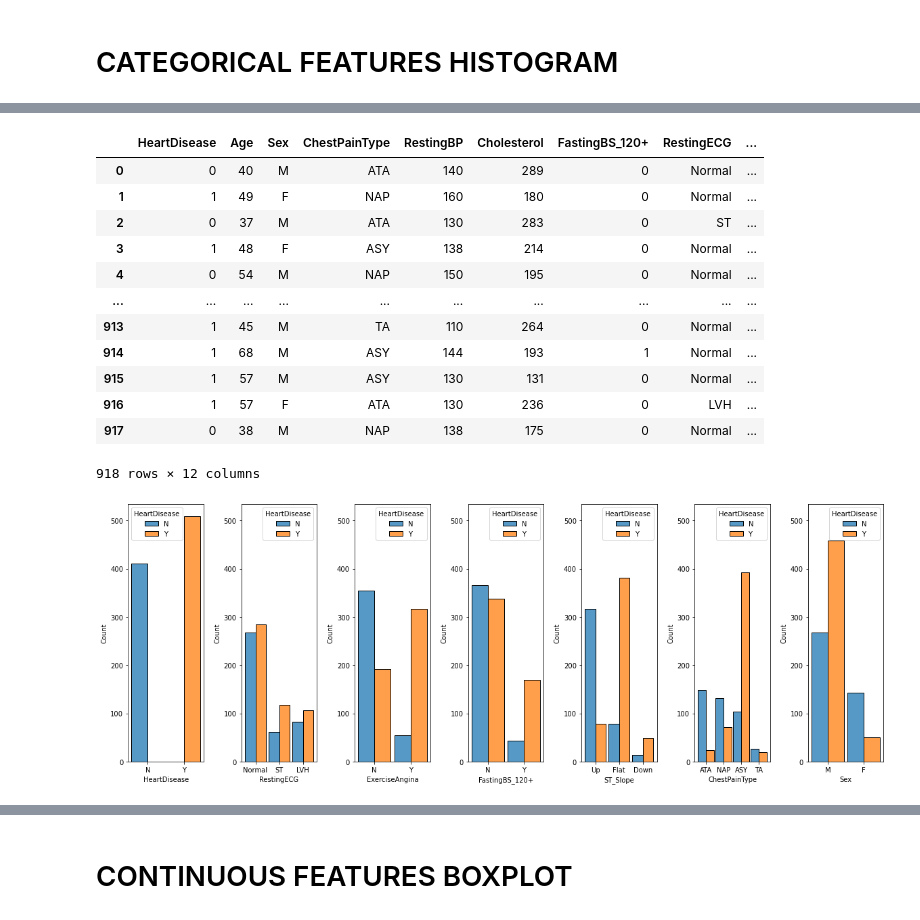
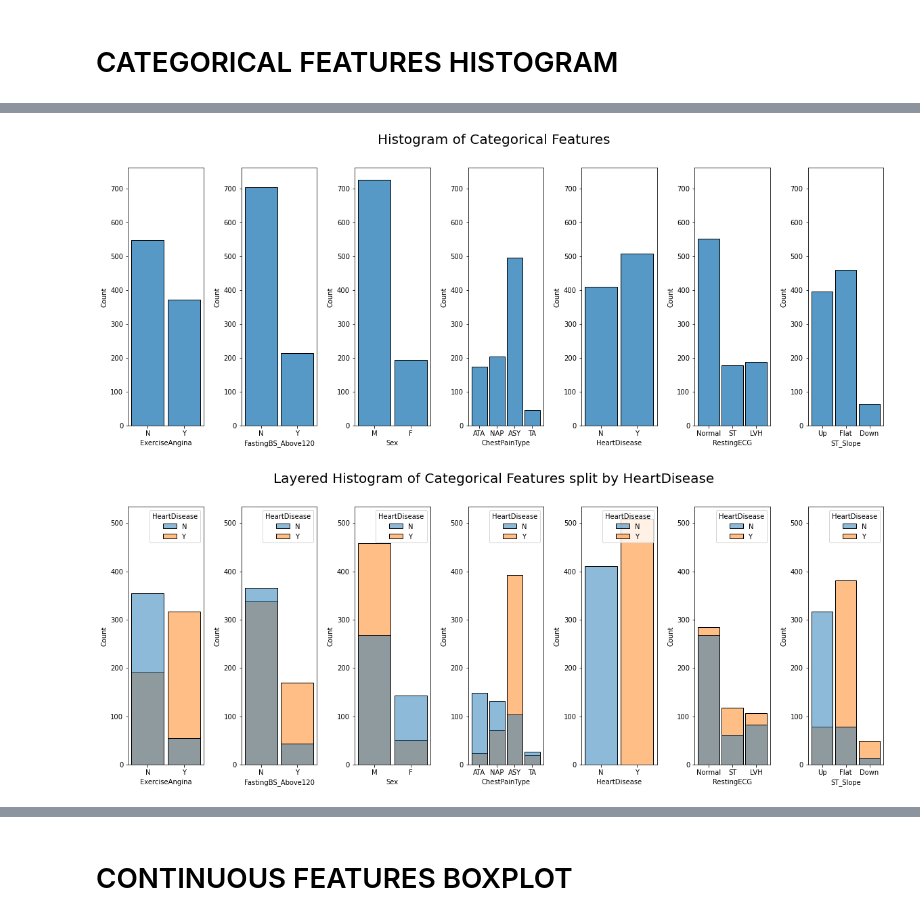
Before and after one commit to EmeryK-1/DataMadness, a Jupyter notebook: Analysis.ipynb, the cells around one changed output, grey strips where cells are left out. Saved outputs shown, nothing was run; the diff lists cells and outputs as text; code cells hidden in the pictures.

```diff
--- a/Analysis.ipynb
+++ b/Analysis.ipynb
@@ -29,4 +11,4 @@ def plot(function, columns, data, x='col', y='none', hue=None):
 # %%
-df = pd.read_csv('heart.csv').set_index('HeartDisease').reset_index().rename(columns={'FastingBS':'FastingBS_120+'})
+df = pd.read_csv('heart.csv').set_index('HeartDisease').reset_index().rename(columns={'FastingBS':'FastingBS_Above120'})
 df.head()
 # %% [output]
@@ -61,10 +43,31 @@ memory usage: 86.2+ KB
 # %% [markdown]
 # CATEGORICAL FEATURES HISTOGRAM
 # %%
-# Categorical columns (non-numeric OR only 2 values)
-ohe_cols = (df.dtypes=='object')
-ohe_cols = ohe_cols[ohe_cols].index.tolist()
-bin_cols = (df.nunique()==2)
-bin_cols = bin_cols[bin_cols].index.tolist()
+def histogram(data, columns, equal_scales=True, title='Histogram'):
+    fig, axs = plt.subplots(1, len(columns), figsize=(20, 7))
+    y_lim =  data[columns].apply(pd.value_counts).max().max()*1.05
+    i = 0
+    for col in columns:
+        g = sns.histplot(data=data, x=col, ax=axs[i], multiple='dodge', shrink=0.9)
+        i+=1
+        if(equal_scales):
+            g.set(ylim=(0,y_lim))
+    plt.suptitle(title, fontsize=20)
+    plt.subplots_adjust(hspace = 0.5, wspace=0.5)
+    plt.show()
 
-plot(sns.histplot, set(ohe_cols+bin_cols+['HeartDisease']), df.replace({0: 'N', 1:'Y'}))#, hue='HeartDisease')
+def separate_histogram(data, columns, equal_scales=True, title='Layered Histogram split by HeartDisease', kde=False):
+    fig, axs = plt.subplots(1, len(columns), figsize=(20, 7))
+    y_lim = 0
+    for val in data['HeartDisease'].unique():
+        y_lim = max(y_lim, data[data['HeartDisease']==val][columns].apply(pd.value_counts).max().max()) * 1.05
+    i = 0
+    for col in columns:
+        g = sns.histplot(data=data, x=col, ax=axs[i], hue='HeartDisease', multiple='layer', shrink=0.9, kde=kde, line_kws={'lw': 4})
+        i+=1
+        if(equal_scales):
+            g.set(ylim=(0,y_lim))
+
+    plt.suptitle(title, fontsize=20)
+    plt.subplots_adjust(hspace = 0.5, wspace=0.5)
+    plt.show()
@@ -80,20 +74,11 @@ Certain others seem somewhat imbalaced:
-# %%
-df
-# %% [output]
-|  | HeartDisease | Age | Sex | ChestPainType | RestingBP | Cholesterol | FastingBS_120+ | RestingECG | ... |
-| 0 | 0 | 40 | M | ATA | 140 | 289 | 0 | Normal | ... |
-| 1 | 1 | 49 | F | NAP | 160 | 180 | 0 | Normal | ... |
-| 2 | 0 | 37 | M | ATA | 130 | 283 | 0 | ST | ... |
-| 3 | 1 | 48 | F | ASY | 138 | 214 | 0 | Normal | ... |
-| 4 | 0 | 54 | M | NAP | 150 | 195 | 0 | Normal | ... |
-| ... | ... | ... | ... | ... | ... | ... | ... | ... | ... |
-| 913 | 1 | 45 | M | TA | 110 | 264 | 0 | Normal | ... |
-| 914 | 1 | 68 | M | ASY | 144 | 193 | 1 | Normal | ... |
-| 915 | 1 | 57 | M | ASY | 130 | 131 | 0 | Normal | ... |
-| 916 | 1 | 57 | F | ATA | 130 | 236 | 0 | LVH | ... |
-| 917 | 0 | 38 | M | NAP | 138 | 175 | 0 | Normal | ... |
-918 rows × 12 columns
 # %%
-plot(sns.histplot, set(ohe_cols+bin_cols), df.replace({0: 'N', 1:'Y'}), hue='HeartDisease')
+# Categorical columns (non-numeric OR only 2 values)
+ohe_cols = (df.dtypes=='object')
+ohe_cols = ohe_cols[ohe_cols].index.tolist()
+bin_cols = (df.nunique()==2)
+bin_cols = bin_cols[bin_cols].index.tolist()
+histogram(df.replace({0: 'N', 1:'Y'}), set(ohe_cols+bin_cols), title='Histogram of Categorical Features')
+separate_histogram(df.replace({0: 'N', 1:'Y'}), list(set(ohe_cols+bin_cols)), title='Layered Histogram of Categorical Features split by HeartDisease')
 # %% [output]
-[figure, old version]
+[figure, new version]
+[figure, added]
```
Also changed, not shown: parts of 31 cells of this notebook.
